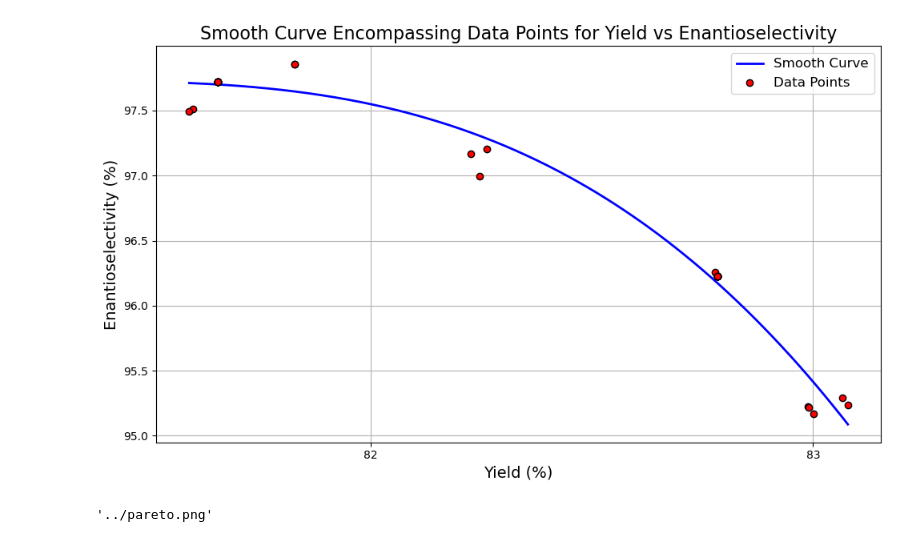
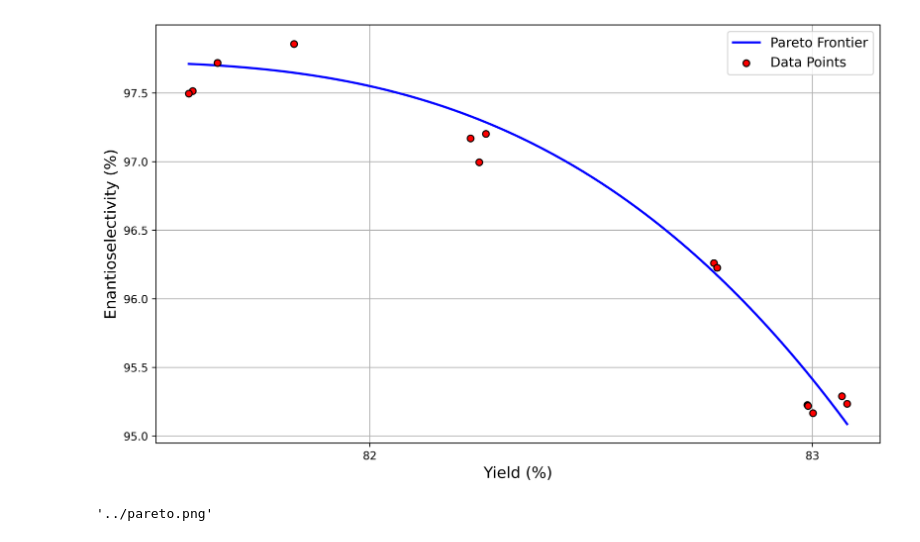
Before and after one commit to zhaisilong/flow, a Jupyter notebook: notebooks/pareto.ipynb, the cells around one changed output. Drawn from its saved outputs; the diff is of its cells as text; code cells hidden in the pictures.

```diff
--- a/notebooks/pareto.ipynb
+++ b/notebooks/pareto.ipynb
@@ -12,35 +12,34 @@ data = pd.read_csv(file_path)
 yield_data = data['Yield(%)']
 selectivity_data = data['Enantioselectivity(%)']
 
 # Fit the polynomial to the data
 degree = 3  # Degree of the polynomial fit
 coefficients = np.polyfit(yield_data, selectivity_data, degree)
 polynomial = np.poly1d(coefficients)
 
 # Generate a smooth curve
 x_axis = np.linspace(yield_data.min(), yield_data.max(), 300)
 y_axis = polynomial(x_axis)
 
 # Plot the smooth curve with the data points
-plt.figure(figsize=(10, 6))
-plt.plot(x_axis, y_axis, color='blue', label='Smooth Curve', linewidth=2)
+plt.figure(figsize=(10, 6), dpi=600)
+plt.plot(x_axis, y_axis, color='blue', label='Pareto Frontier', linewidth=2)
 plt.scatter(yield_data, selectivity_data, color='red', label='Data Points', edgecolor='k', zorder=3)
-plt.title('Smooth Curve Encompassing Data Points for Yield vs Enantioselectivity', fontsize=16)
 plt.xlabel('Yield (%)', fontsize=14)
 plt.ylabel('Enantioselectivity (%)', fontsize=14)
 plt.legend(fontsize=12)
 plt.grid(True)
 plt.gca().xaxis.set_major_locator(MaxNLocator(integer=True))
 plt.tight_layout()
 
 # Save the figure
 output_file = '../pareto.png'
 plt.savefig(output_file)
 
 # Show the plot
 plt.show()
 
 output_file
 # %% [output]
-[figure, old version]
+[figure, new version]
 '../pareto.png'
```
Also changed, not shown: 1 other file.
